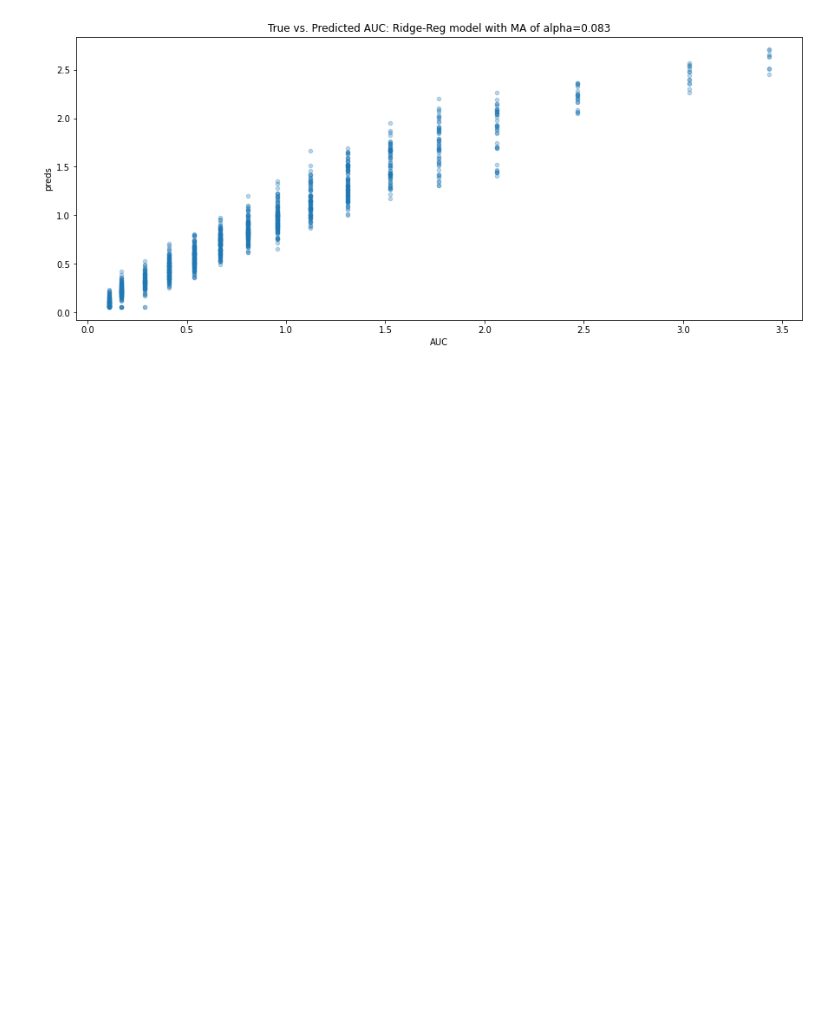
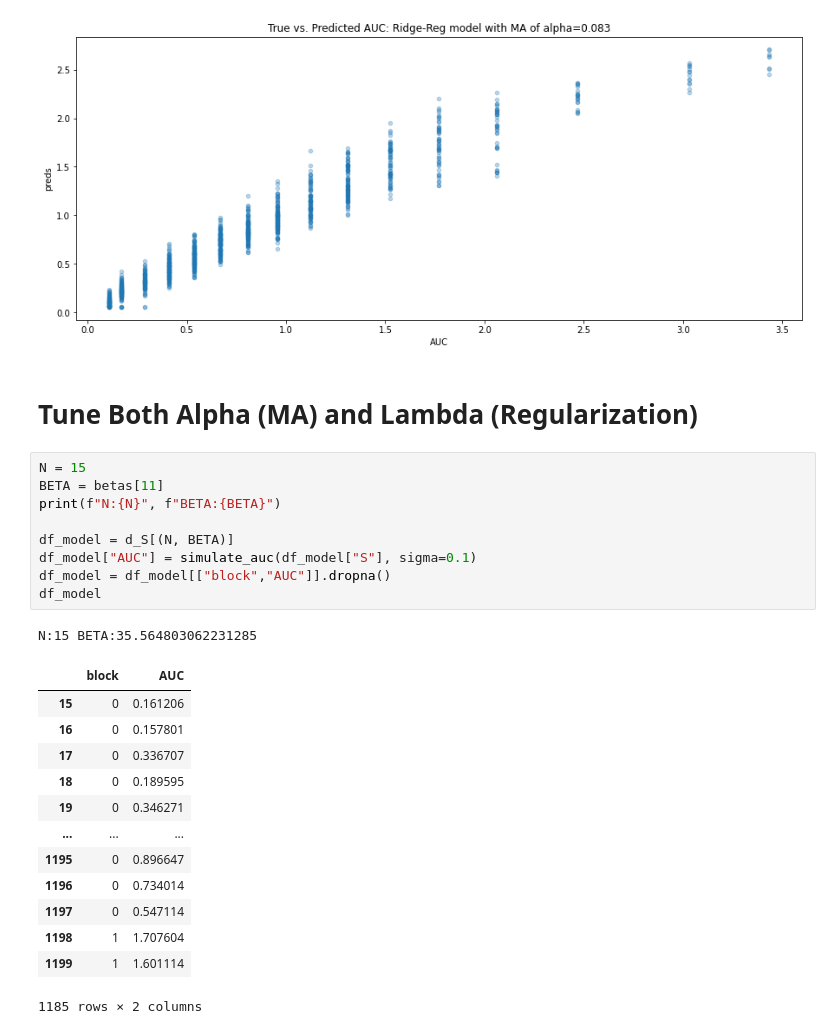
Before and after one commit to yuvfried/seminar-workshop, a Jupyter notebook: notebooks/Alternative_model_to_IB.ipynb, the cells around one changed output. Saved outputs shown, nothing was run; the diff lists cells and outputs as text; blank space fills up the shorter version.

```diff
--- a/notebooks/Alternative_model_to_IB.ipynb
+++ b/notebooks/Alternative_model_to_IB.ipynb
@@ -229,3 +232,29 @@ plt.title(f"True vs. Predicted AUC: Ridge-Reg model with MA of alpha={np.round(b
 plt.show()
 # %% [output]
 [figure]
+# %% [markdown]
+# Tune Both Alpha (MA) and Lambda (Regularization)
+# %%
+N = 15
+BETA = betas[11]
+print(f"N:{N}", f"BETA:{BETA}")
+
+df_model = d_S[(N, BETA)]
+df_model["AUC"] = simulate_auc(df_model["S"], sigma=0.1)
+df_model = df_model[["block","AUC"]].dropna()
+df_model
+# %% [output]
+N:15 BETA:35.564803062231285
+|  | block | AUC |
+| 15 | 0 | 0.161206 |
+| 16 | 0 | 0.157801 |
+| 17 | 0 | 0.336707 |
+| 18 | 0 | 0.189595 |
+| 19 | 0 | 0.346271 |
+| ... | ... | ... |
+| 1195 | 0 | 0.896647 |
+| 1196 | 0 | 0.734014 |
+| 1197 | 0 | 0.547114 |
+| 1198 | 1 | 1.707604 |
+| 1199 | 1 | 1.601114 |
+1185 rows × 2 columns
```
Also changed, not shown: parts of 18 cells of this notebook.
